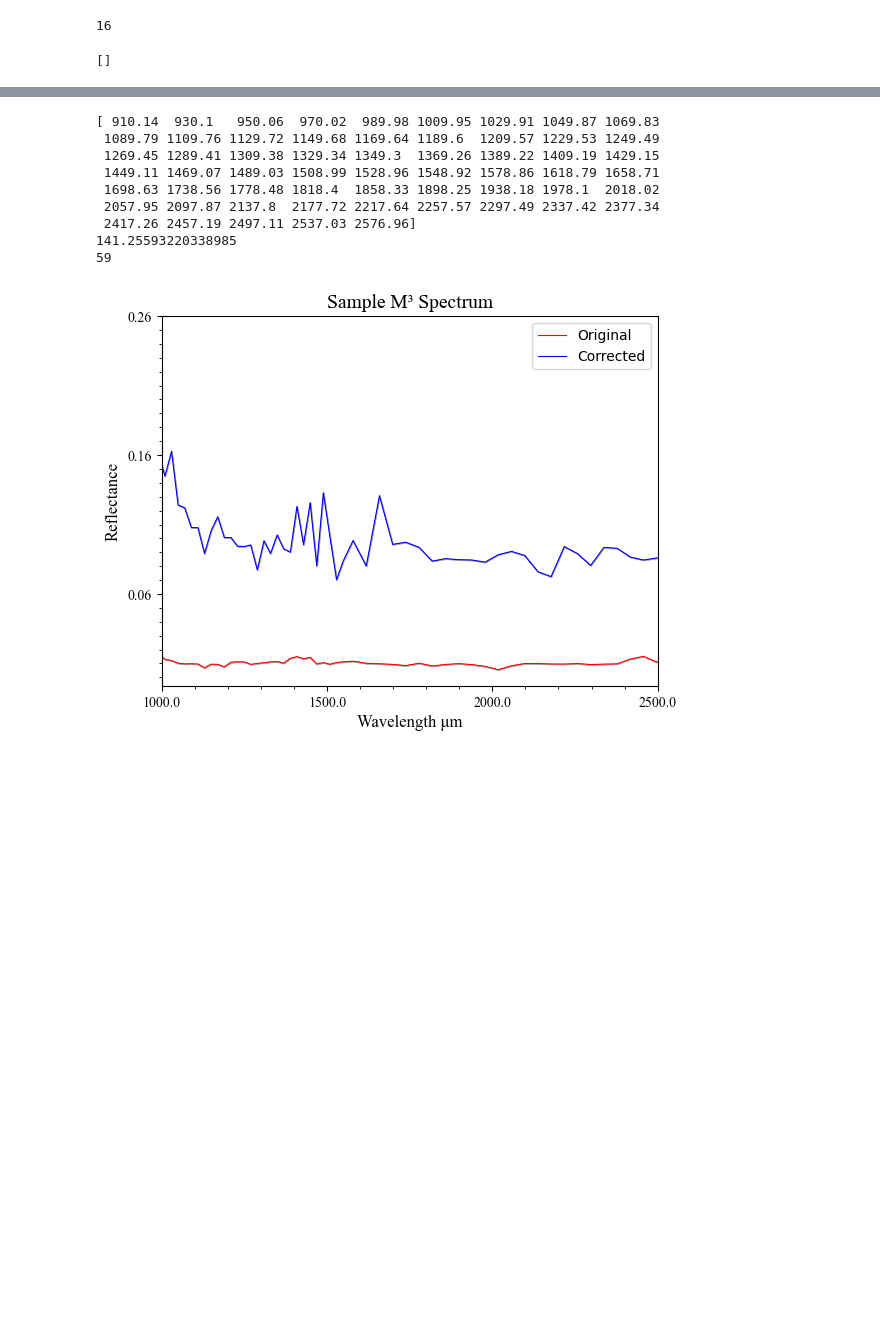
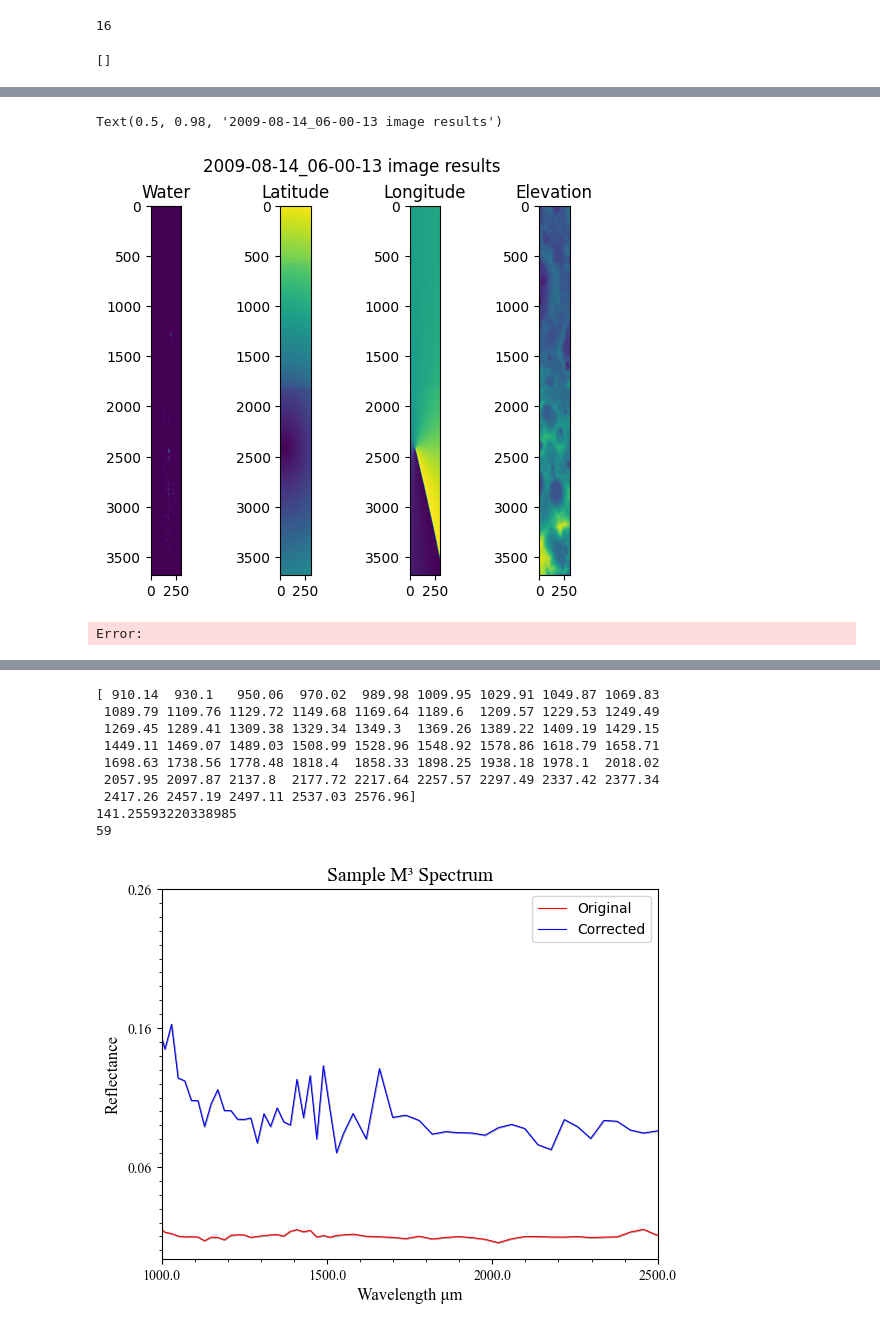
Before and after one commit to z-vig/M3_Pro, a Jupyter notebook: testing.ipynb, the cells around one changed output, grey strips where cells are left out. Cells and saved outputs as stored; diff of their text form; code cells hidden in the pictures; blank space fills up the shorter version.

```diff
--- a/testing.ipynb
+++ b/testing.ipynb
@@ -399,13 +399,3 @@ myarr = np.array((1,2,3,4,5))
 print (np.where(myarr==[3,5])[0])
 # %% [output]
 []
-# %%
-import tifffile as tf
-walk = os.walk(r'E:\Data\Locate_Ice_Saves')
-for root,dirs,files in walk:
-    if root.find('2009')>-1:
-        for file in files:
-            if file.find('.tif')>-1:
-                img = tf.imread(os.path.join(root,file))
-                tf.imwrite(r'D:/Posters and Presentation/Supporting Images/'+file[0:len(file)-4]+root[-19:]+'_readable.tif',img[:,:,0])
-                print (f'{root},{file} has been saved.')
@@ -429,0 +402,51 @@ E:\Data\Locate_Ice_Saves\2009-08-14_06-00-13,water_locations.tif has been saved.
+# %%
+import os
+import copy
+import numpy as np
+import matplotlib.pyplot as plt
+import pandas as pd
+walk = os.walk('E:/Data/Locate_Ice_Saves')
+locationFolder = 'D:/Data/Ice_Pipeline_Out_4-13-23/locationInfo'
+
+lat_all = np.zeros(0)
+long_all = np.zeros(0)
+elev_all = np.zeros(0)
+for root,dirs,files in walk:
+    for file in files:
+        if file.find('Water_Locations.npy')>-1:
+            arr = np.load(os.path.join(root,file))
+            datetime = root[-19:]
+            location = pd.read_csv(f'{locationFolder}/{datetime}.csv')
+            lat = location['Latitude'].to_numpy().reshape((*arr.shape[0:2],1))
+            long = location['Longitude'].to_numpy().reshape((*arr.shape[0:2],1))
+            elev = location['Elevation'].to_numpy().reshape((*arr.shape[0:2],1))
+            loc_arr = np.concatenate((arr,lat,long,elev),axis=2)
+
+            waterPixelNum = np.where(loc_arr[:,:,0]>0)[0].shape[0]
+            xWater,yWater = (np.where(loc_arr[:,:,0]>0))
+            latWater,longWater,eleWater = loc_arr[xWater,yWater,-3],loc_arr[xWater,yWater,-2],loc_arr[xWater,yWater,-1]
+            lat_all = np.concatenate((lat_all,latWater))
+            long_all = np.concatenate((long_all,longWater))
+            elev_all = np.concatenate((elev_all,eleWater))
+            print (f'Number of Water Pixels: {xWater.shape[0]} ({waterPixelNum/(loc_arr.shape[0]*loc_arr.shape[1]):.2%} of total pixels)')
+
+            water_dict = {'Latitude':latWater,'Longitude':longWater,'Elevation':eleWater}
+            waterDf = pd.DataFrame(water_dict)
+            waterDf.to_csv(f'D:/Data/Ice_Pipeline_Out_4-13-23/water_locations/{datetime}_WaterLoc.csv')
+
+water_dict = {'Latitude':lat_all,'Longitude':long_all,'Elevation':elev_all}
+waterDf = pd.DataFrame(water_dict)
+waterDf.to_csv(f'D:/Data/Ice_Pipeline_Out_4-13-23/water_locations/All_Water_Locations.csv')
+
+
+test_arr = copy.copy(loc_arr)
+print (xWater.shape,yWater)
+test_arr[xWater,yWater,0:-3] = 100
+print(test_arr[:,:,-1])
+fig,(ax1,ax2,ax3,ax4)=plt.subplots(1,4)
+ax1.imshow(test_arr[:,:,0]),ax1.set_title('Water')
+ax2.imshow(test_arr[:,:,-3]),ax2.set_title('Latitude')
+ax3.imshow(test_arr[:,:,-2]),ax3.set_title('Longitude')
+ax4.imshow(test_arr[:,:,-1]),ax4.set_title('Elevation')
+fig.suptitle(f'{datetime} image results')
+# %% [output]
@@ -429,0 +470,3 @@ E:\Data\Locate_Ice_Saves\2009-08-14_06-00-13,water_locations.tif has been saved.
+Text(0.5, 0.98, '2009-08-14_06-00-13 image results')
+[figure, added]
+Error:
```
Also changed, not shown: parts of 8 cells of this notebook, 5 other files.
